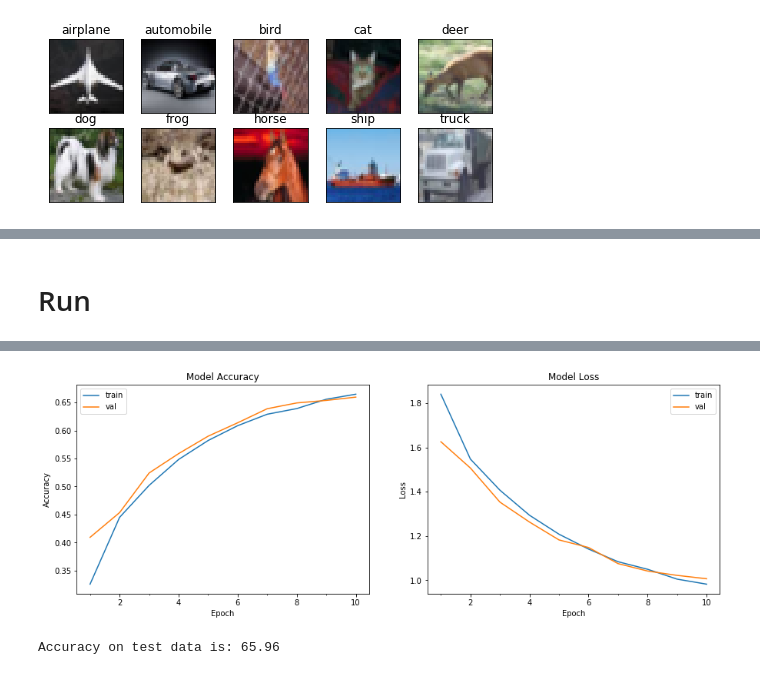
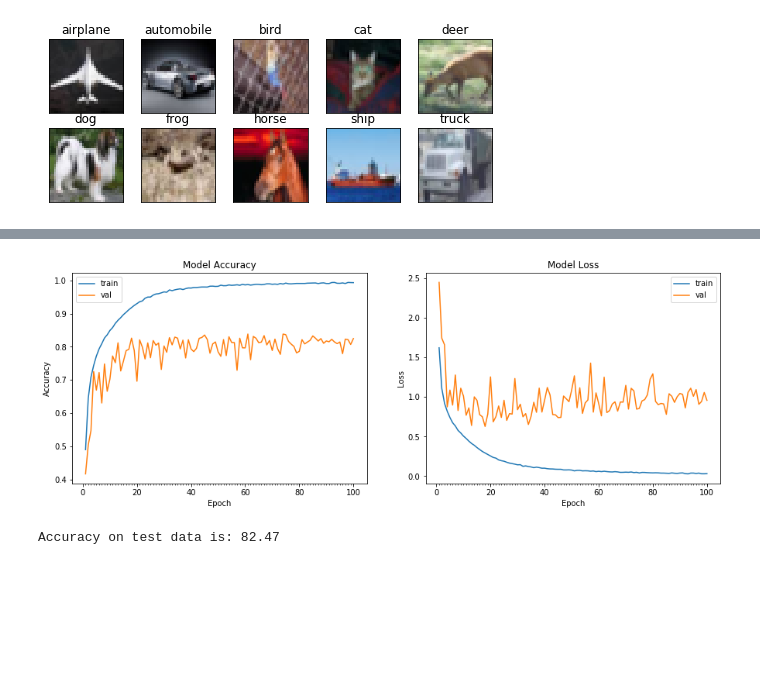
Before and after one commit to bhuvnk/EVA, a Jupyter notebook: Assignment7/EVA_Assignment_7B.ipynb, the cells around one changed output, grey strips where cells are left out. Saved outputs shown, nothing was run; the diff lists cells and outputs as text; code cells hidden in the pictures; blank space fills up the shorter version.

```diff
--- a/Assignment7/EVA_Assignment_7B.ipynb
+++ b/Assignment7/EVA_Assignment_7B.ipynb
@@ -219,12 +304,11 @@ Non-trainable params: 0
 __________________________________________________________________________________________________
-# %% [markdown]
-# Run
 # %%
 model.compile(optimizer='adam', loss='categorical_crossentropy', metrics=['accuracy'])
 
 from keras.preprocessing.image import ImageDataGenerator
 
-datagen = ImageDataGenerator(zoom_range=0.0,
+datagen = ImageDataGenerator(featurewise_center=True,featurewise_std_normalization=True,
+                             zoom_range=0.0,
                              horizontal_flip=False)
 
 
@@ -232,7 +316,7 @@ datagen = ImageDataGenerator(zoom_range=0.0,
 start = time.time()
 # Train the model
 model_info = model.fit_generator(datagen.flow(train_features, train_labels, batch_size = 128),
-                                 samples_per_epoch = train_features.shape[0], nb_epoch = 10,
+                                 samples_per_epoch = train_features.shape[0], nb_epoch = 100,
                                  validation_data = (test_features, test_labels), verbose=1)
 end = time.time()
 print ("Model took %0.2f seconds to train"%(end - start))
@@ -271,2 +351,2 @@ Model took 330.90 seconds to train
-[figure, old version]
+[figure, new version]
-Accuracy on test data is: 65.96
+Accuracy on test data is: 82.47
```
Also changed, not shown: parts of 4 cells of this notebook.
